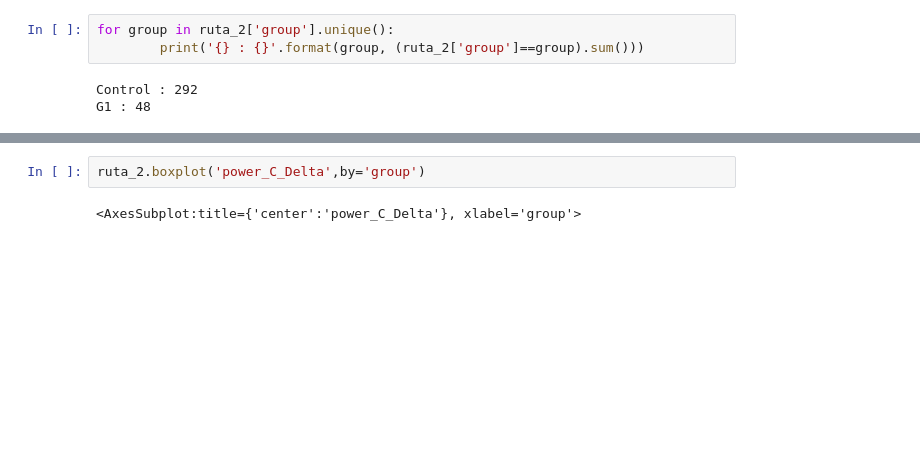
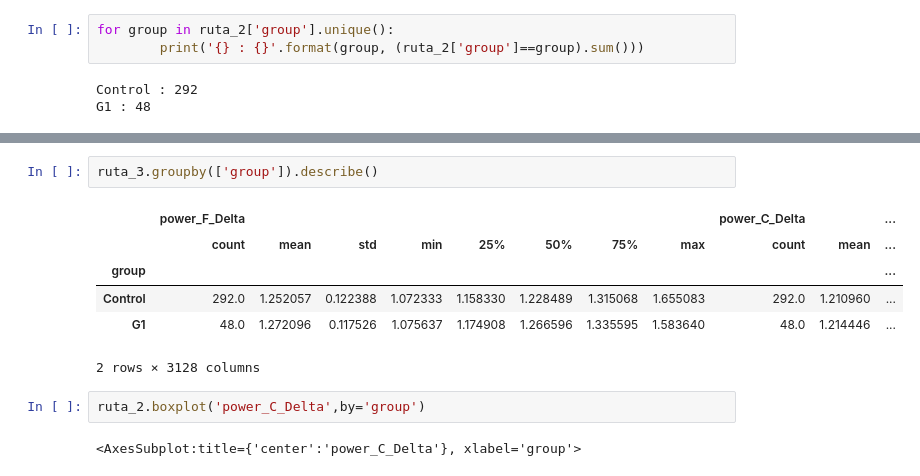
Before and after one commit to imEag/ML_Harmonization_Project, a Jupyter notebook: Manipulacion- Rois-Componentes de todas las DB/EDA.ipynb, the cells around one changed output, grey strips where cells are left out. Cells and saved outputs as stored; diff of their text form; blank space fills up the shorter version.

```diff
--- a/Manipulacion- Rois-Componentes de todas las DB/EDA.ipynb
+++ b/Manipulacion- Rois-Componentes de todas las DB/EDA.ipynb
@@ -1333,4 +1362,13 @@ ruta_2.groupby(['group']).describe()
 2 rows × 3128 columns
+# %%
+ruta_3.groupby(['group']).describe()
+# %% [output]
+|  | power_F_Delta |  |  |  |  |  |  |  | power_C_Delta |  | ... |
+|  | count | mean | std | min | 25% | 50% | 75% | max | count | mean | ... |
+| group |  |  |  |  |  |  |  |  |  |  | ... |
+| Control | 292.0 | 1.252057 | 0.122388 | 1.072333 | 1.158330 | 1.228489 | 1.315068 | 1.655083 | 292.0 | 1.210960 | ... |
+| G1 | 48.0 | 1.272096 | 0.117526 | 1.075637 | 1.174908 | 1.266596 | 1.335595 | 1.583640 | 48.0 | 1.214446 | ... |
+2 rows × 3128 columns
 # %%
 ruta_2.boxplot('power_C_Delta',by='group')
 # %% [output]
```
Also changed, not shown: parts of 18 cells of this notebook, 1 other file.
